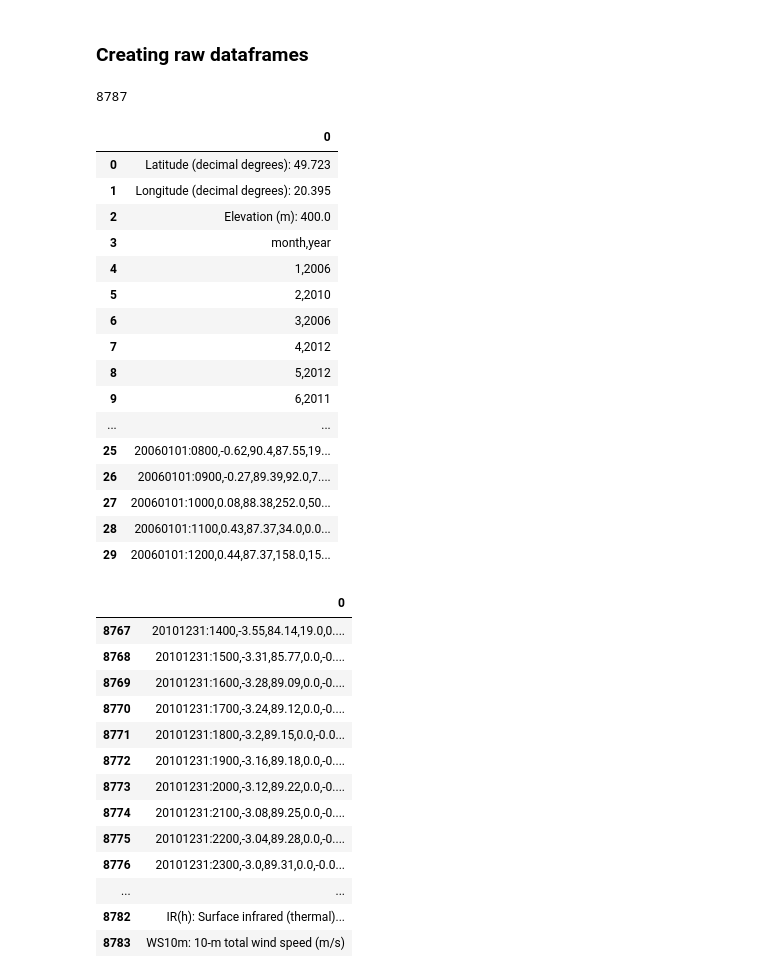
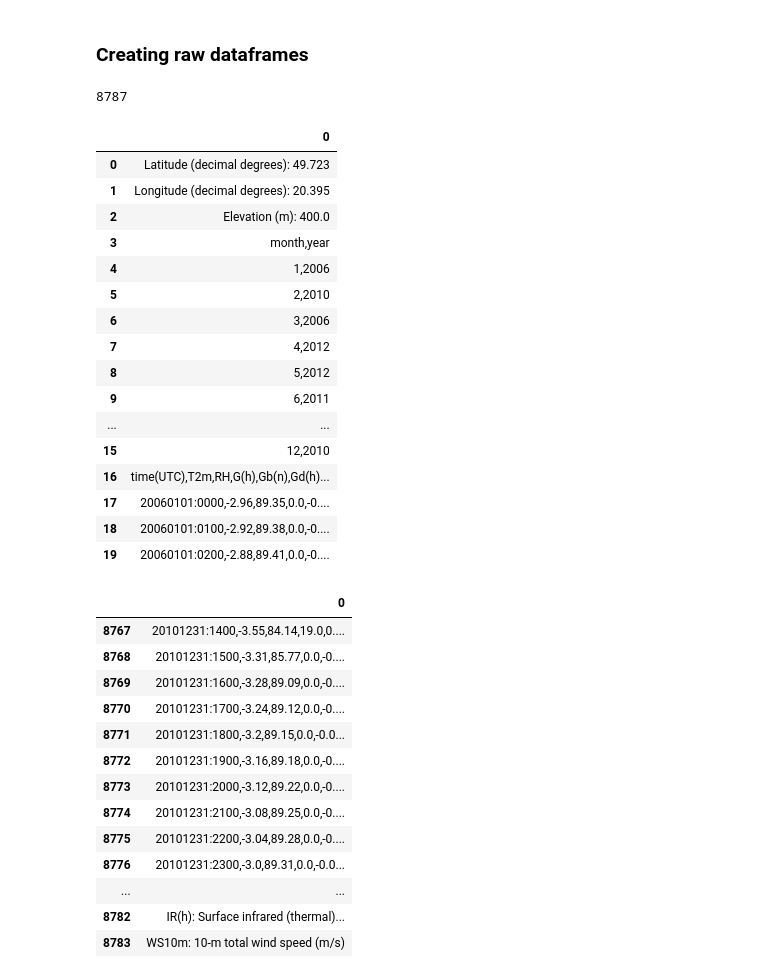
Before and after one commit to dawikrol/Engineering-thesis, a Jupyter notebook: Scripts/Wind_potential.ipynb, the cells around one changed output. Drawn from its saved outputs; the diff is of its cells as text; code cells hidden in the pictures.

```diff
--- a/Scripts/Wind_potential.ipynb
+++ b/Scripts/Wind_potential.ipynb
@@ -33,30 +33,30 @@ for file in uploaded:
     name, region, kind  = file.split('_')
     dataframes[name] = pd.read_csv(io.BytesIO(uploaded[file]), error_bad_lines=False,
                                    index_col=None, header=None, sep='\n')
+
+dataframes[list(dataframes.keys())[0]].size
+# %% [output]
+8787
 # %%
-dataframes[list(dataframes.keys())[0]].size
+dataframes[list(dataframes.keys())[0]].head(20)
 # %% [output]
-8787
+|  | 0 |
+| 0 | Latitude (decimal degrees): 49.723 |
+| 1 | Longitude (decimal degrees): 20.395 |
+| 2 | Elevation (m): 400.0 |
+| 3 | month,year |
+| 4 | 1,2006 |
+| 5 | 2,2010 |
+| 6 | 3,2006 |
+| 7 | 4,2012 |
+| 8 | 5,2012 |
+| 9 | 6,2011 |
+| ... | ... |
+| 15 | 12,2010 |
+| 16 | time(UTC),T2m,RH,G(h),Gb(n),Gd(h)... |
+| 17 | 20060101:0000,-2.96,89.35,0.0,-0.... |
+| 18 | 20060101:0100,-2.92,89.38,0.0,-0.... |
+| 19 | 20060101:0200,-2.88,89.41,0.0,-0.... |
-# %%
-dataframes[list(dataframes.keys())[0]].head(30)
-# %% [output]
-|  | 0 |
-| 0 | Latitude (decimal degrees): 49.723 |
-| 1 | Longitude (decimal degrees): 20.395 |
-| 2 | Elevation (m): 400.0 |
-| 3 | month,year |
-| 4 | 1,2006 |
-| 5 | 2,2010 |
-| 6 | 3,2006 |
-| 7 | 4,2012 |
-| 8 | 5,2012 |
-| 9 | 6,2011 |
-| ... | ... |
-| 25 | 20060101:0800,-0.62,90.4,87.55,19... |
-| 26 | 20060101:0900,-0.27,89.39,92.0,7.... |
-| 27 | 20060101:1000,0.08,88.38,252.0,50... |
-| 28 | 20060101:1100,0.43,87.37,34.0,0.0... |
-| 29 | 20060101:1200,0.44,87.37,158.0,15... |
 # %%
 dataframes[list(dataframes.keys())[0]].tail(20)
 # %% [output]
```
Also changed, not shown: parts of 14 cells of this notebook.
